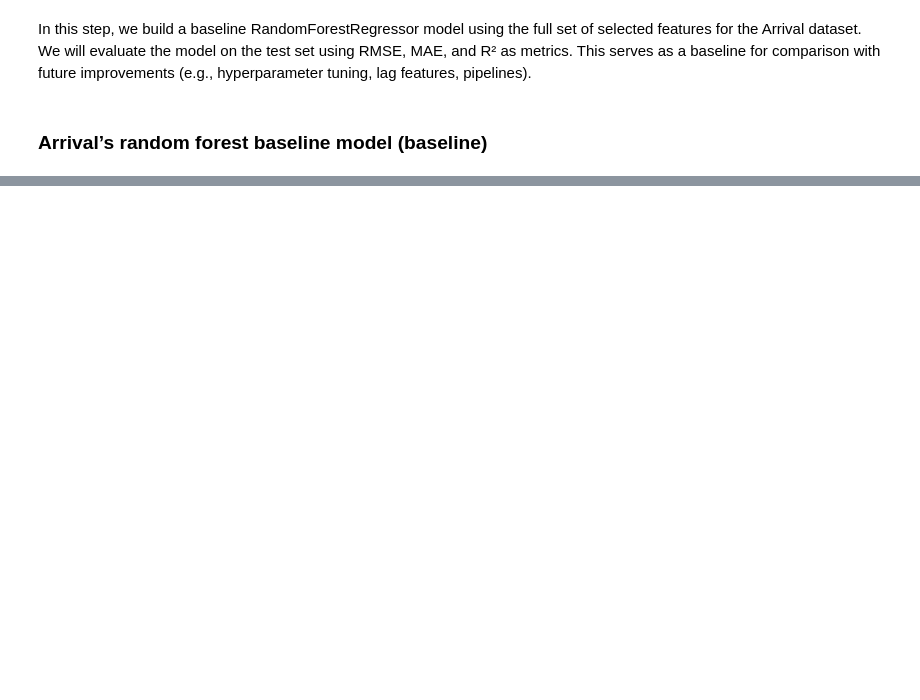
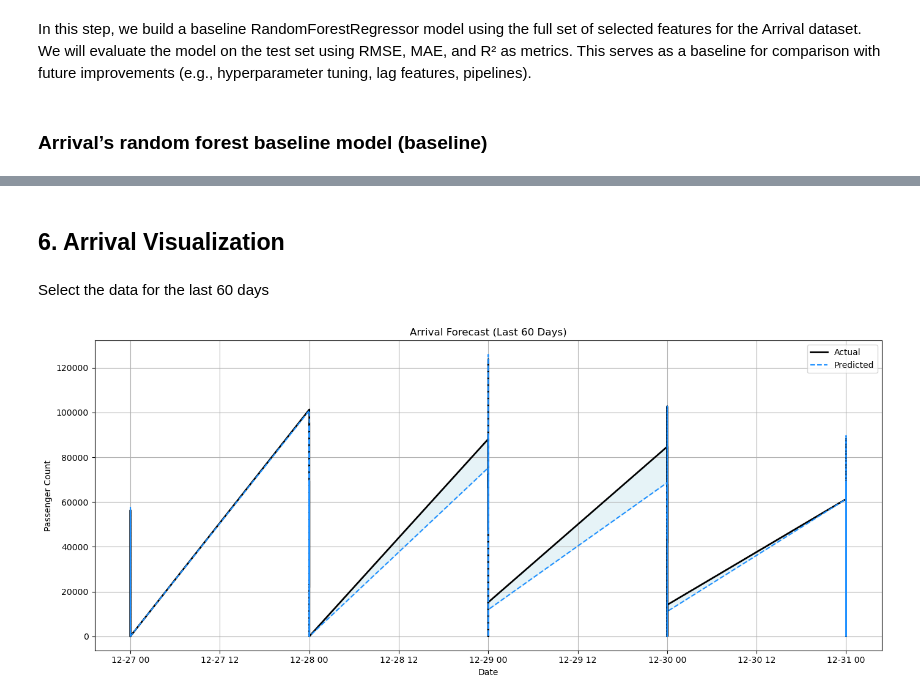
Before and after one commit to AB-IN-lsy/cs5483_g29, a Jupyter notebook: Daily_passenger_traffic_statistics_forecast.ipynb, the cells around one changed output, grey strips where cells are left out. Drawn from its saved outputs; the diff is of its cells as text; code cells hidden in the pictures; blank space fills up the shorter version.

```diff
--- a/Daily_passenger_traffic_statistics_forecast.ipynb
+++ b/Daily_passenger_traffic_statistics_forecast.ipynb
@@ -234,0 +497,21 @@ R²: 0.9169
+# %% [markdown]
+## 6. Arrival Visualization
+# %% [markdown]
+Select the data for the last 60 days
+# %%
+subset = result_df.tail(60)
+
+plt.figure(figsize=(14, 6))
+plt.plot(subset['Date'], subset['Actual'], label='Actual', color='black', linewidth=2)
+plt.plot(subset['Date'], subset['Predicted'], label='Predicted', color='dodgerblue', linestyle='--')
+plt.fill_between(subset['Date'], subset['Actual'], subset['Predicted'], color='lightblue', alpha=0.3)
+
+plt.title('Arrival Forecast (Last 60 Days)')
+plt.xlabel('Date')
+plt.ylabel('Passenger Count')
+plt.legend()
+plt.grid(True)
+plt.tight_layout()
+plt.show()
+# %% [output]
+[figure, added]
```
Also changed, not shown: parts of 39 cells of this notebook.
